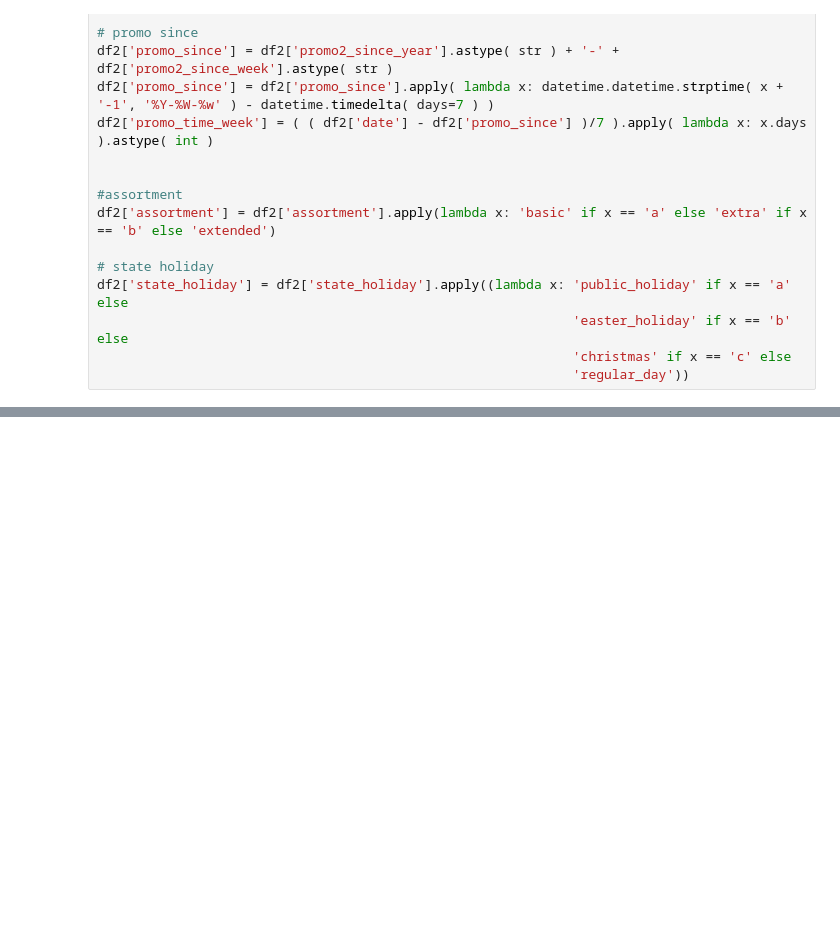
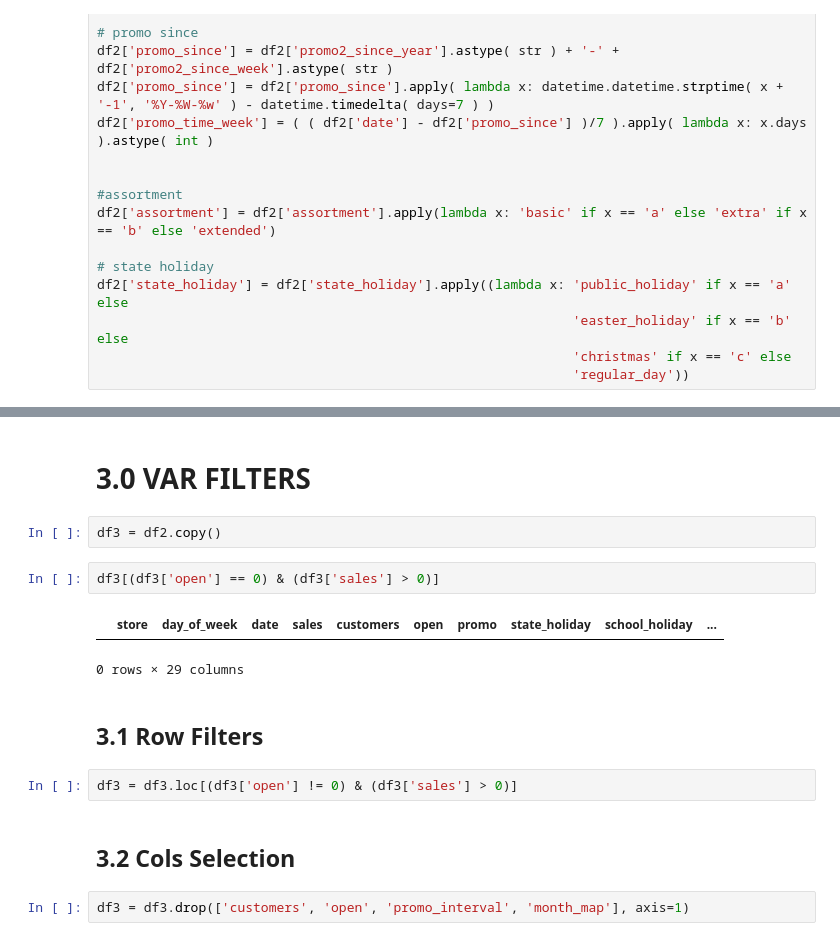
Before and after one commit to bpessoamorais/ds_em_producao, a Jupyter notebook: v01_store_sales_prediction_.ipynb, the cells around one changed output, grey strips where cells are left out. Saved outputs shown, nothing was run; the diff lists cells and outputs as text; blank space fills up the shorter version.

Commit message:
added var filters

```diff
--- a/v01_store_sales_prediction_.ipynb
+++ b/v01_store_sales_prediction_.ipynb
@@ -381,3 +381,20 @@ df2.head().T
 | competition_time_month | 84 | 94 | 105 | 71 | 4 |
 | promo_since | 2015-07-27 00:00:00 | 2010-03-22 00:00:00 | 2011-03-28 00:00:00 | 2015-07-27 00:00:00 | 2015-07-27 00:00:00 |
 | promo_time_week | 0 | 279 | 226 | 0 | 0 |
+# %% [markdown]
+# 3.0 VAR FILTERS
+# %%
+df3 = df2.copy()
+# %%
+df3[(df3['open'] == 0) & (df3['sales'] > 0)]
+# %% [output]
+|  | store | day_of_week | date | sales | customers | open | promo | state_holiday | school_holiday | ... |
+0 rows × 29 columns
+# %% [markdown]
+## 3.1 Row Filters
+# %%
+df3 = df3.loc[(df3['open'] != 0) & (df3['sales'] > 0)]
+# %% [markdown]
+## 3.2 Cols Selection
+# %%
+df3 = df3.drop(['customers', 'open', 'promo_interval', 'month_map'], axis=1)
```
Also changed, not shown: parts of 1 cell of this notebook.
